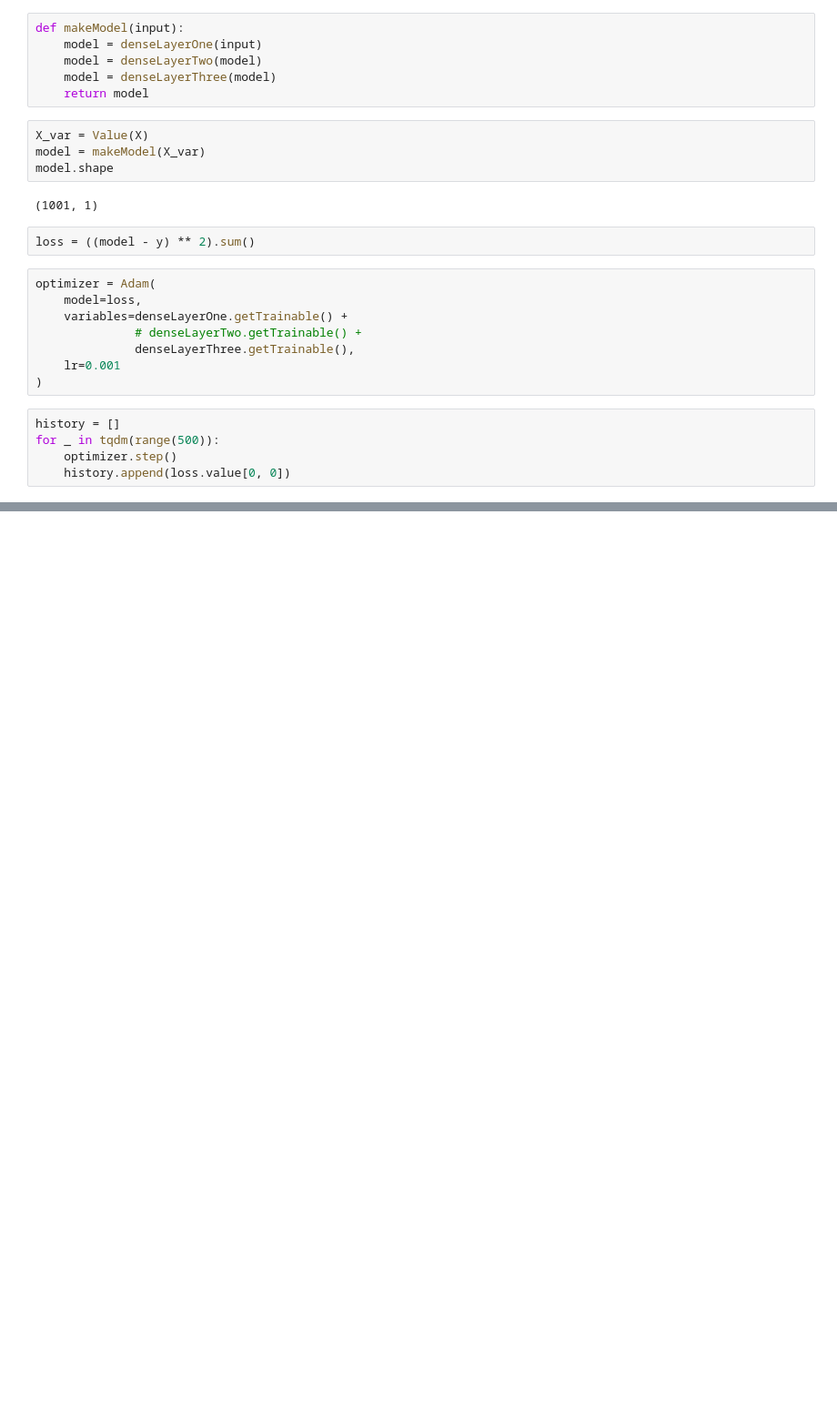
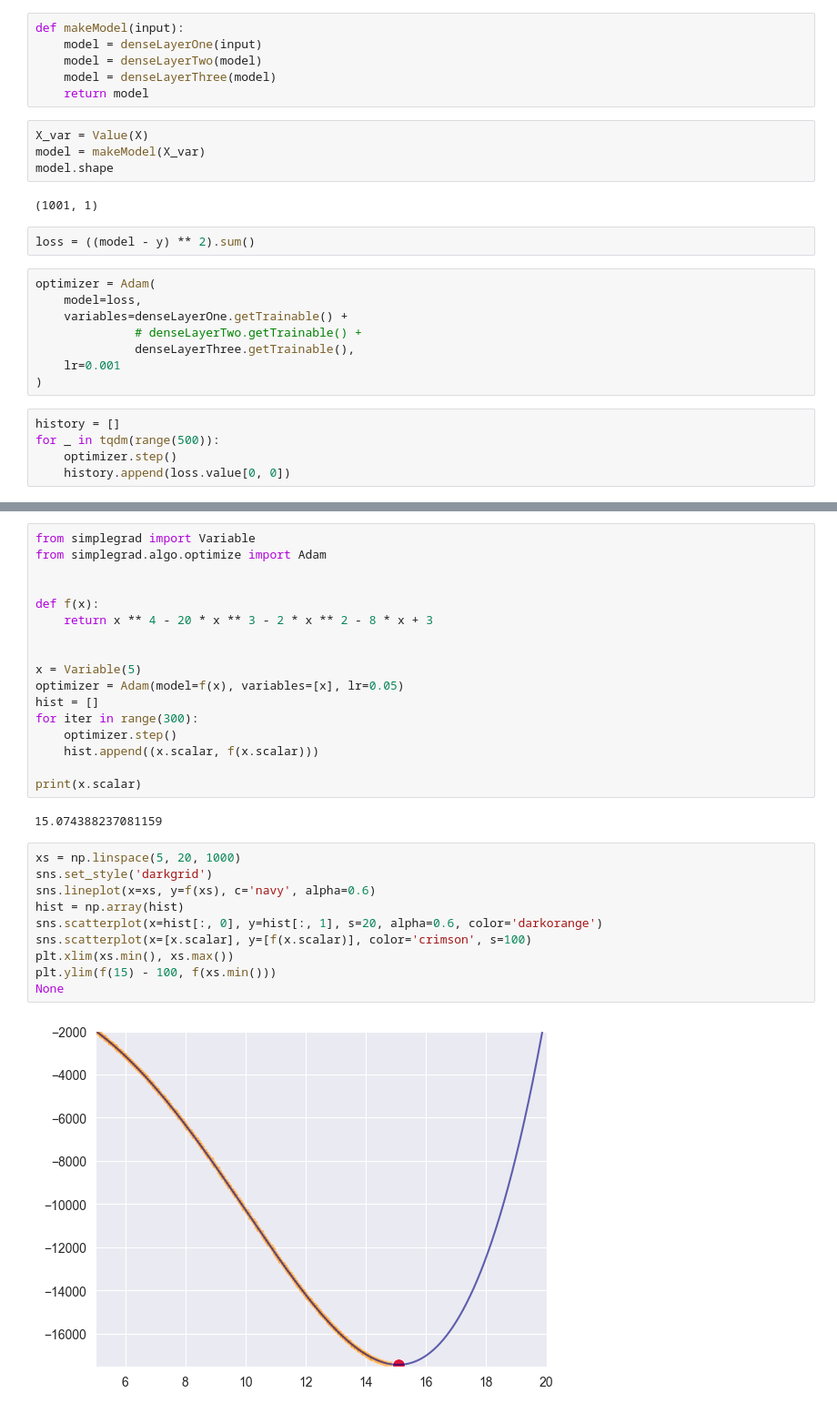
Before and after one commit to AlexRoar/SimpleGrad, a Jupyter notebook: examples/classification.ipynb, the cells around one changed output, grey strips where cells are left out. Shown at 91% size. Drawn from its saved outputs; the diff is of its cells as text; blank space fills up the shorter version.

```diff
--- a/examples/classification.ipynb
+++ b/examples/classification.ipynb
@@ -57,0 +58,31 @@ accuracy_score(np.rint(model.forward()), y)
+# %%
+from simplegrad import Variable
+from simplegrad.algo.optimize import Adam
+
+
+def f(x):
+    return x ** 4 - 20 * x ** 3 - 2 * x ** 2 - 8 * x + 3
+
+
+x = Variable(5)
+optimizer = Adam(model=f(x), variables=[x], lr=0.05)
+hist = []
+for iter in range(300):
+    optimizer.step()
+    hist.append((x.scalar, f(x.scalar)))
+
+print(x.scalar)
+# %% [output]
+15.074388237081159
+# %%
+xs = np.linspace(5, 20, 1000)
+sns.set_style('darkgrid')
+sns.lineplot(x=xs, y=f(xs), c='navy', alpha=0.6)
+hist = np.array(hist)
+sns.scatterplot(x=hist[:, 0], y=hist[:, 1], s=20, alpha=0.6, color='darkorange')
+sns.scatterplot(x=[x.scalar], y=[f(x.scalar)], color='crimson', s=100)
+plt.xlim(xs.min(), xs.max())
+plt.ylim(f(15) - 100, f(xs.min()))
+None
+# %% [output]
+[figure, added]
```
Also changed, not shown: parts of 3 cells of this notebook, 15 other files.
